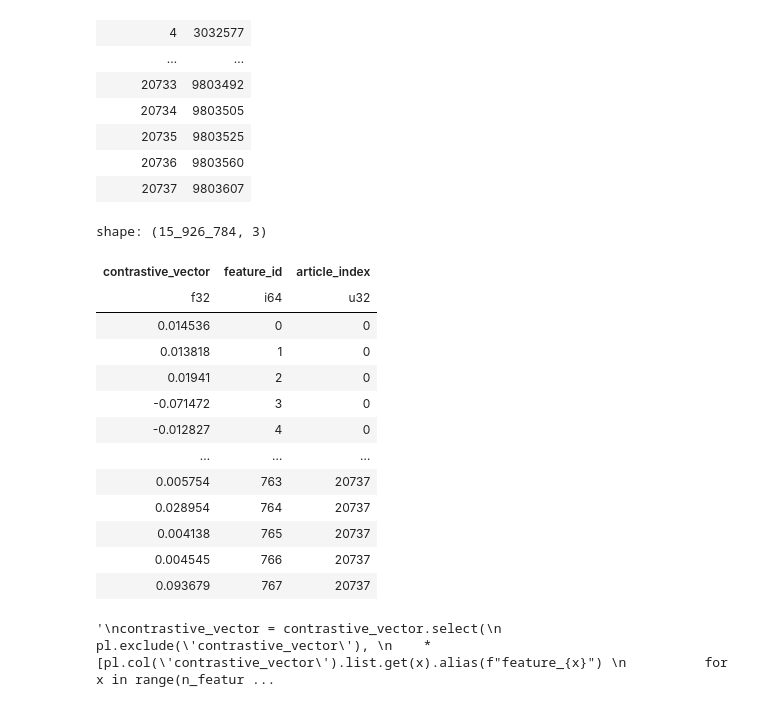
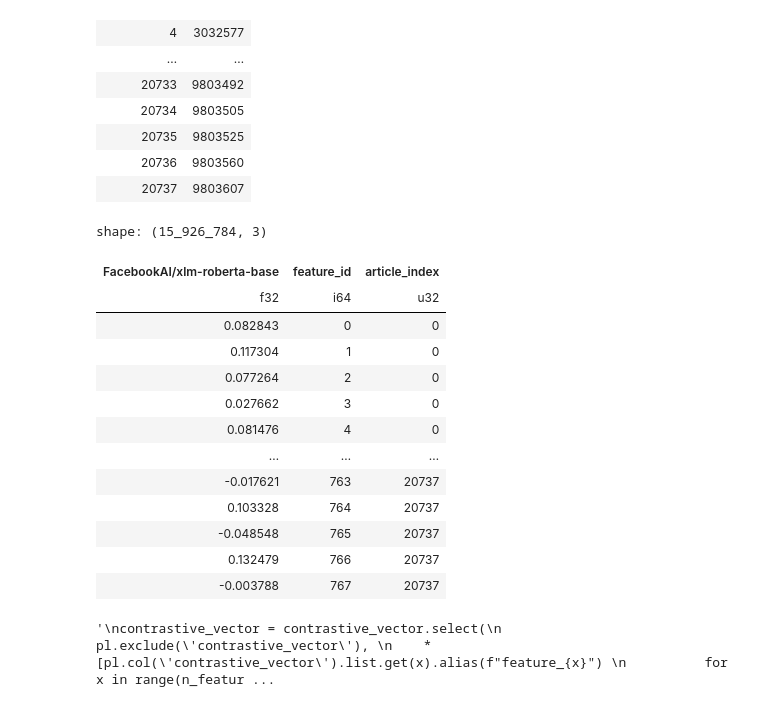
Before and after one commit to recsyspolimi/recsys-challenge-2024-ekstrabladet, a Jupyter notebook: notebooks/icm.ipynb, the cells around one changed output. Drawn from its saved outputs; the diff is of its cells as text; code cells hidden in the pictures.

Commit message:
icm_embeddings_added

```diff
--- a/notebooks/icm.ipynb
+++ b/notebooks/icm.ipynb
@@ -77,7 +77,13 @@ history_train = pl.read_parquet('/home/ubuntu/dataset/ebnerd_small/train/history
 behaviors_val = pl.read_parquet('/home/ubuntu/dataset/ebnerd_small/validation/behaviors.parquet')
 history_val = pl.read_parquet('/home/ubuntu/dataset/ebnerd_small/validation/history.parquet')
 
-contrastive_vector = pl.read_parquet('/home/ubuntu/dataset/Ekstra_Bladet_contrastive_vector/contrastive_vector.parquet')
+contrastive_vector_2 = pl.read_parquet('/home/ubuntu/dataset/Ekstra_Bladet_contrastive_vector/contrastive_vector.parquet')
+w_2_vec = pl.read_parquet('/home/ubuntu/dataset/Ekstra_Bladet_word2vec/document_vector.parquet')
+roberta = pl.read_parquet('/home/ubuntu/dataset/FacebookAI_xlm_roberta_base/xlm_roberta_base.parquet')
+google_bert = pl.read_parquet('/home/ubuntu/dataset/google_bert_base_multilingual_cased/bert_base_multilingual_cased.parquet')
+distilbert = pl.read_parquet('/home/ubuntu/dataset/distilbert_title_embedding.parquet')
+kenneth = pl.read_parquet('/home/ubuntu/dataset/kenneth_embedding.parquet')
+emotions = pl.read_parquet('/home/ubuntu/dataset/emotions_embedding.parquet')
 
 gc.collect()
 PrintColor(f"\n" + GetMemUsage(), color = Fore.RED)
@@ -101,30 +107,44 @@ shape: (20_738, 2)
 | 20735 | 9803525 |
 | 20736 | 9803560 |
 | 20737 | 9803607 |
+# %%
+associations = {
+    'contrastive_vector' : contrastive_vector_2,
+    'document_vector': w_2_vec,
+    'google-bert/bert-base-multilingual-cased': google_bert,
+    'FacebookAI/xlm-roberta-base': roberta,
+    'title_embedding': distilbert,
+    'kenneth_title+subtitle': kenneth,
+    'emotion_scores': emotions
+
+
+}
+# %%
+name = 'FacebookAI/xlm-roberta-base'
 # %%
-ICM_dataframe = contrastive_vector.join(articles, on='article_id').select(['article_id','contrastive_vector']).with_columns(
-        pl.col("contrastive_vector").apply(lambda lst : list(range(len(lst)))).alias("indici")
+ICM_dataframe = associations[name].join(articles, on='article_id').select(['article_id',name]).with_columns(
+        pl.col(name).apply(lambda lst : list(range(len(lst)))).alias("indici")
     )\
-    .explode(['contrastive_vector','indici'])\
+    .explode([name,'indici'])\
     .rename({'indici': 'feature_id'})\
     .join(articles_mapping, on='article_id')\
     .drop('article_id')
 ICM_dataframe
 # %% [output]
 shape: (15_926_784, 3)
-| contrastive_vector | feature_id | article_index |
+| FacebookAI/xlm-roberta-base | feature_id | article_index |
 | f32 | i64 | u32 |
-| 0.014536 | 0 | 0 |
-| 0.013818 | 1 | 0 |
-| 0.01941 | 2 | 0 |
-| -0.071472 | 3 | 0 |
-| -0.012827 | 4 | 0 |
+| 0.082843 | 0 | 0 |
+| 0.117304 | 1 | 0 |
+| 0.077264 | 2 | 0 |
+| 0.027662 | 3 | 0 |
+| 0.081476 | 4 | 0 |
 | … | … | … |
-| 0.005754 | 763 | 20737 |
-| 0.028954 | 764 | 20737 |
-| 0.004138 | 765 | 20737 |
-| 0.004545 | 766 | 20737 |
-| 0.093679 | 767 | 20737 |
+| -0.017621 | 763 | 20737 |
+| 0.103328 | 764 | 20737 |
+| -0.048548 | 765 | 20737 |
+| 0.132479 | 766 | 20737 |
+| -0.003788 | 767 | 20737 |
 # %%
 """
 contrastive_vector = contrastive_vector.select(
```
Also changed, not shown: parts of 16 cells of this notebook, 2 other files.
